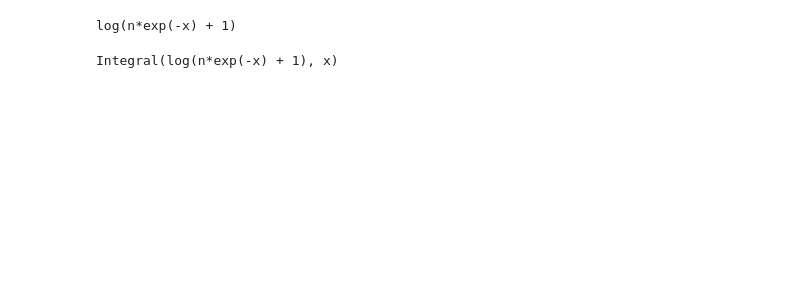
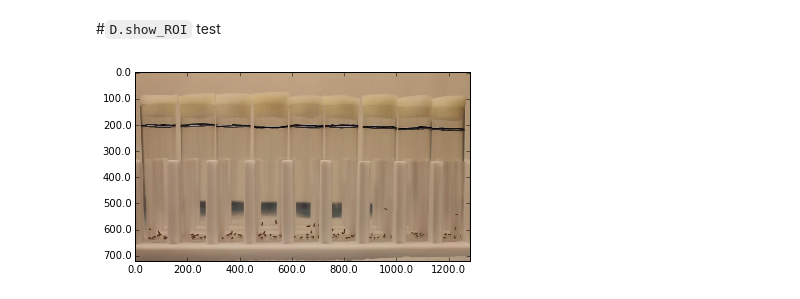
Before and after one commit to ctzhu/vial_detector, a Jupyter notebook: examples/BetterVideo_example.ipynb, the cells around one changed output. Drawn from its saved outputs; the diff is of its cells as text; code cells hidden in the pictures; blank space fills up the shorter version.

```diff
--- a/examples/BetterVideo_example.ipynb
+++ b/examples/BetterVideo_example.ipynb
@@ -88,8 +0,0 @@ f = log(n*exp(-x)+1)
-# %%
-f
-# %% [output]
-log(n*exp(-x) + 1)
-# %%
-integrate(f,x)
-# %% [output]
-Integral(log(n*exp(-x) + 1), x)
@@ -95,0 +13,12 @@ Integral(log(n*exp(-x) + 1), x)
+# %%
+#Movie dimension in thisw case is 1280*720@ 30 fps
+#runed this first to generate first 1min:
+#ffmpeg -i MVI_4781.MOV  -ss 00:07:00 -t 00:00:20 -an test_out.mov
+D = detector('/Users/q6600sl/Pictures/test_out.MOV',
+             (1280, 720))
+# %% [markdown]
+#`D.show_ROI` test
+# %%
+D.show_ROI((0,1280), (0,720))
+# %% [output]
+[figure, added]
```
Also changed, not shown: parts of 26 cells of this notebook.
